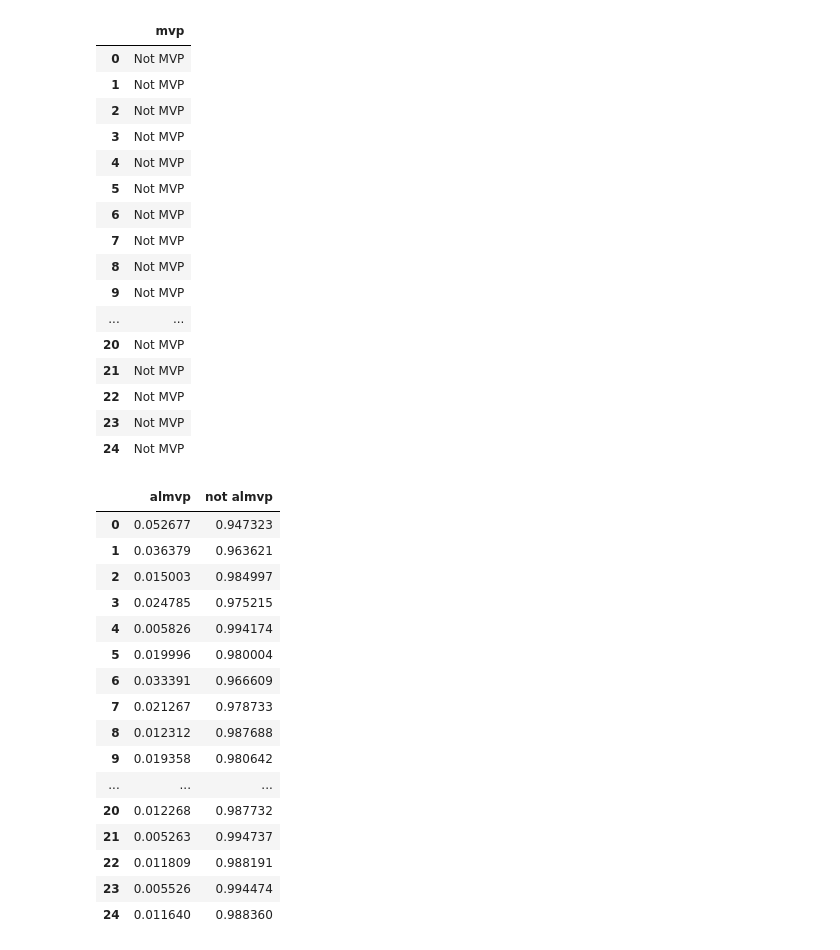
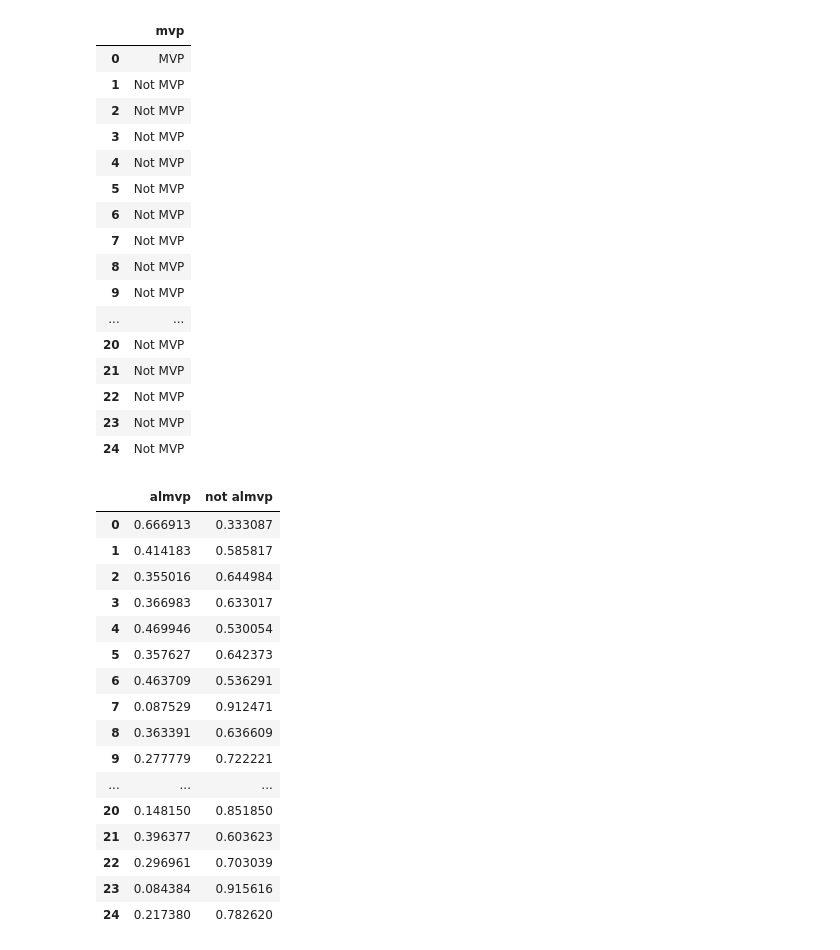
Before and after one commit to jblackledge/Baseball-MVP-Predictor, a Jupyter notebook: LogisticRegression/MLB MVP Predictor - Logistic Regression.ipynb, the cells around one changed output. Saved outputs shown, nothing was run; the diff lists cells and outputs as text; code cells hidden in the pictures.

```diff
--- a/LogisticRegression/MLB MVP Predictor - Logistic Regression.ipynb
+++ b/LogisticRegression/MLB MVP Predictor - Logistic Regression.ipynb
@@ -20,11 +20,13 @@ except FileNotFoundError:
     y = namelessPlayerData["mvp"]
 
     #split our data into training and testing sets, using 80% for training and 20% for testing
-    X_train, X_test, y_train, y_test = train_test_split(X, y, test_size=0.2)
+#     X_train, X_test, y_train, y_test = train_test_split(X, y, test_size=0.2)
+    X_train, X_test, y_train, y_test = train_test_split(X, y, test_size=0.2, stratify=y, random_state=42)
+
 
     #create, train, and save the model
-    model = LogisticRegression()
-    #model = LogisticRegression(class_weight="balanced")
+#     model = LogisticRegression()
+    model = LogisticRegression(class_weight="balanced")
     model.fit(X_train, y_train)
     joblib.dump(model, "mvp_predictor_logisticregression_model.joblib")
 
@@ -61,17 +40,17 @@ testedPredictionsDf
 # %%
 #read and process our AL data, then make predictions
-alPredictionData = pd.read_csv("MLBStatScraper_20210905_american_ops_2021.csv")
+alPredictionData = pd.read_csv("MLBStatScraper_20211004_american_ops_2021.csv")
 namelessALData = alPredictionData.drop(columns=["player name"])
 alPredictions = model.predict(namelessALData)
 
 #create a dataframe to easier visualize our AL predictions
 alPredictionsArray = np.array(alPredictions)
 alPredictionsDf = pd.DataFrame(alPredictionsArray)
 alPredictionsDf.columns = ["mvp"]
 alPredictionsDf
 # %% [output]
 |  | mvp |
-| 0 | Not MVP |
+| 0 | MVP |
 | 1 | Not MVP |
 | 2 | Not MVP |
 | 3 | Not MVP |
@@ -96,22 +75,22 @@ alProbabilitiesDf.columns = ["almvp", "not almvp"]
 alProbabilitiesDf
 # %% [output]
 |  | almvp | not almvp |
-| 0 | 0.052677 | 0.947323 |
-| 1 | 0.036379 | 0.963621 |
-| 2 | 0.015003 | 0.984997 |
-| 3 | 0.024785 | 0.975215 |
-| 4 | 0.005826 | 0.994174 |
-| 5 | 0.019996 | 0.980004 |
-| 6 | 0.033391 | 0.966609 |
-| 7 | 0.021267 | 0.978733 |
-| 8 | 0.012312 | 0.987688 |
-| 9 | 0.019358 | 0.980642 |
+| 0 | 0.666913 | 0.333087 |
+| 1 | 0.414183 | 0.585817 |
+| 2 | 0.355016 | 0.644984 |
+| 3 | 0.366983 | 0.633017 |
+| 4 | 0.469946 | 0.530054 |
+| 5 | 0.357627 | 0.642373 |
+| 6 | 0.463709 | 0.536291 |
+| 7 | 0.087529 | 0.912471 |
+| 8 | 0.363391 | 0.636609 |
+| 9 | 0.277779 | 0.722221 |
 | ... | ... | ... |
-| 20 | 0.012268 | 0.987732 |
-| 21 | 0.005263 | 0.994737 |
-| 22 | 0.011809 | 0.988191 |
-| 23 | 0.005526 | 0.994474 |
-| 24 | 0.011640 | 0.988360 |
+| 20 | 0.148150 | 0.851850 |
+| 21 | 0.396377 | 0.603623 |
+| 22 | 0.296961 | 0.703039 |
+| 23 | 0.084384 | 0.915616 |
+| 24 | 0.217380 | 0.782620 |
 # %%
 alPredictionData
 # %% [output]
```
Also changed, not shown: parts of 6 cells of this notebook, 10 other files.
